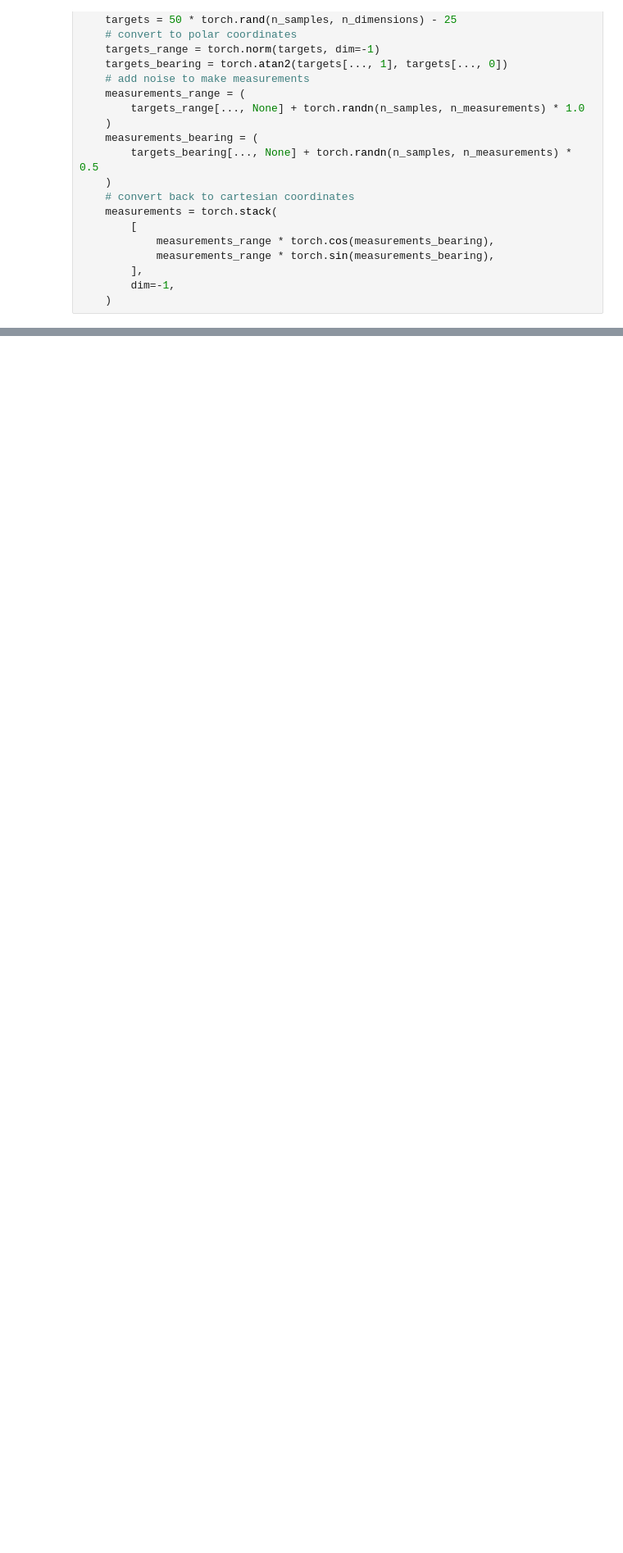
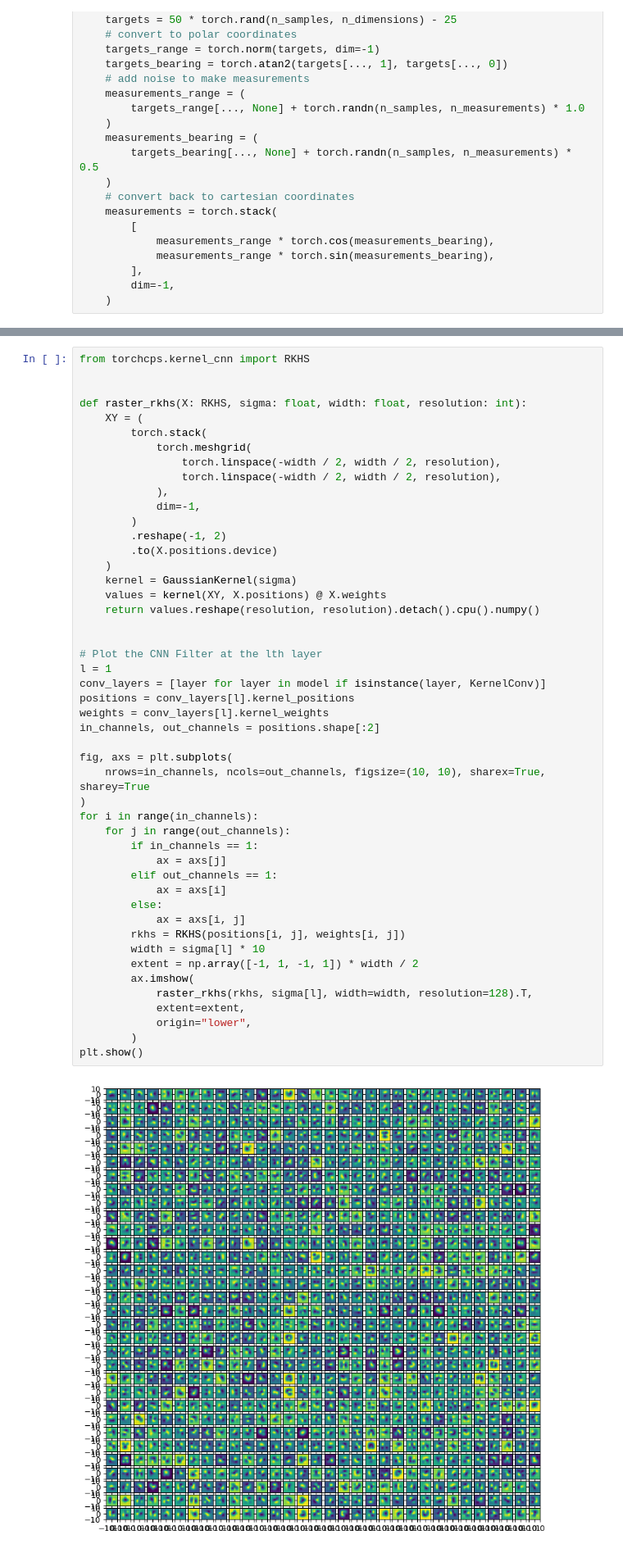
Before and after one commit to Damowerko/torchcps, a Jupyter notebook: notebooks/synthetic.ipynb, the cells around one changed output, grey strips where cells are left out. Shown at 82% size. Saved outputs shown, nothing was run; the diff lists cells and outputs as text; blank space fills up the shorter version.

```diff
--- a/notebooks/synthetic.ipynb
+++ b/notebooks/synthetic.ipynb
@@ -143,3 +126,53 @@ plt.show()
+# %%
+from torchcps.kernel_cnn import RKHS
+
+
+def raster_rkhs(X: RKHS, sigma: float, width: float, resolution: int):
+    XY = (
+        torch.stack(
+            torch.meshgrid(
+                torch.linspace(-width / 2, width / 2, resolution),
+                torch.linspace(-width / 2, width / 2, resolution),
+            ),
+            dim=-1,
+        )
+        .reshape(-1, 2)
+        .to(X.positions.device)
+    )
+    kernel = GaussianKernel(sigma)
+    values = kernel(XY, X.positions) @ X.weights
+    return values.reshape(resolution, resolution).detach().cpu().numpy()
+
+
+# Plot the CNN Filter at the lth layer
+l = 1
+conv_layers = [layer for layer in model if isinstance(layer, KernelConv)]
+positions = conv_layers[l].kernel_positions
+weights = conv_layers[l].kernel_weights
+in_channels, out_channels = positions.shape[:2]
+
+fig, axs = plt.subplots(
+    nrows=in_channels, ncols=out_channels, figsize=(10, 10), sharex=True, sharey=True
+)
+for i in range(in_channels):
+    for j in range(out_channels):
+        if in_channels == 1:
+            ax = axs[j]
+        elif out_channels == 1:
+            ax = axs[i]
+        else:
+            ax = axs[i, j]
+        rkhs = RKHS(positions[i, j], weights[i, j])
+        width = sigma[l] * 10
+        extent = np.array([-1, 1, -1, 1]) * width / 2
+        ax.imshow(
+            raster_rkhs(rkhs, sigma[l], width=width, resolution=128).T,
+            extent=extent,
+            origin="lower",
+        )
+plt.show()
+# %% [output]
+[figure, added]
 # %%
 idx = np.random.randint(0, n_samples)
 
```
Also changed, not shown: parts of 7 cells of this notebook, 1 other file.
